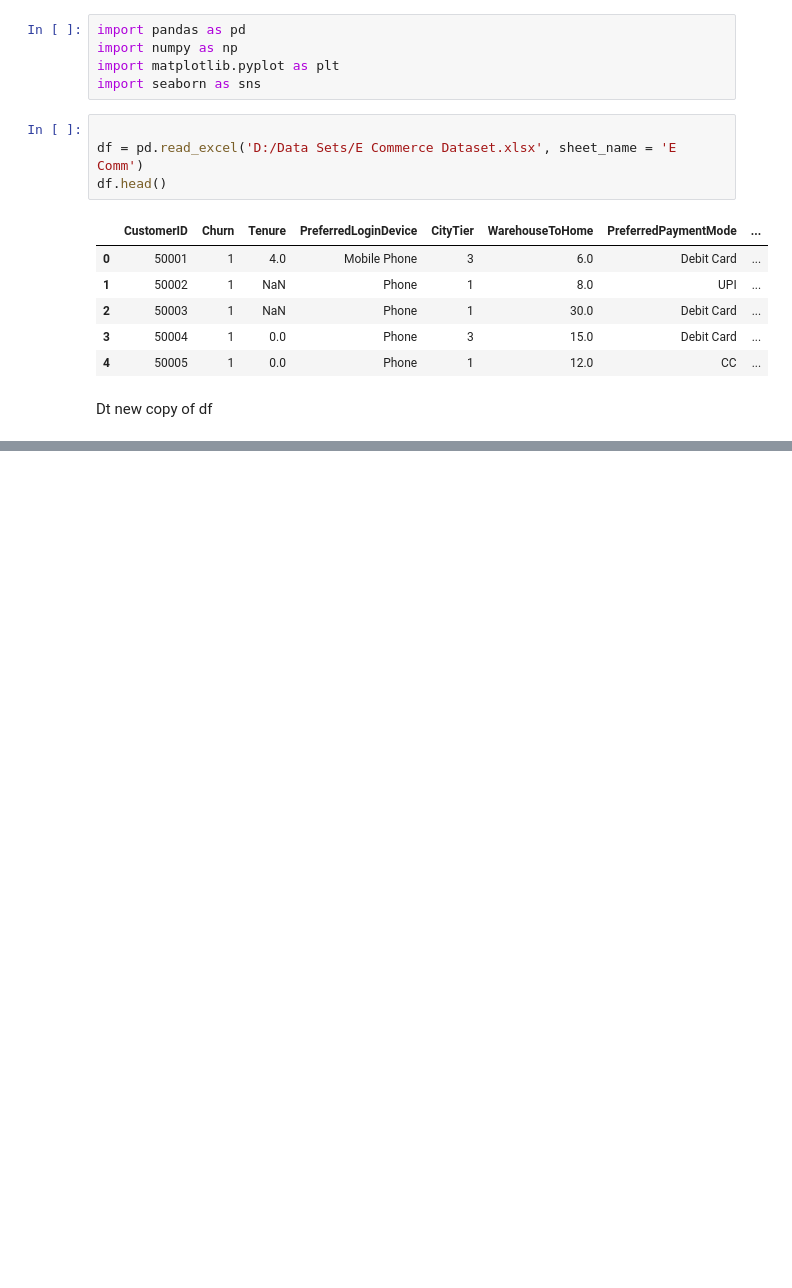
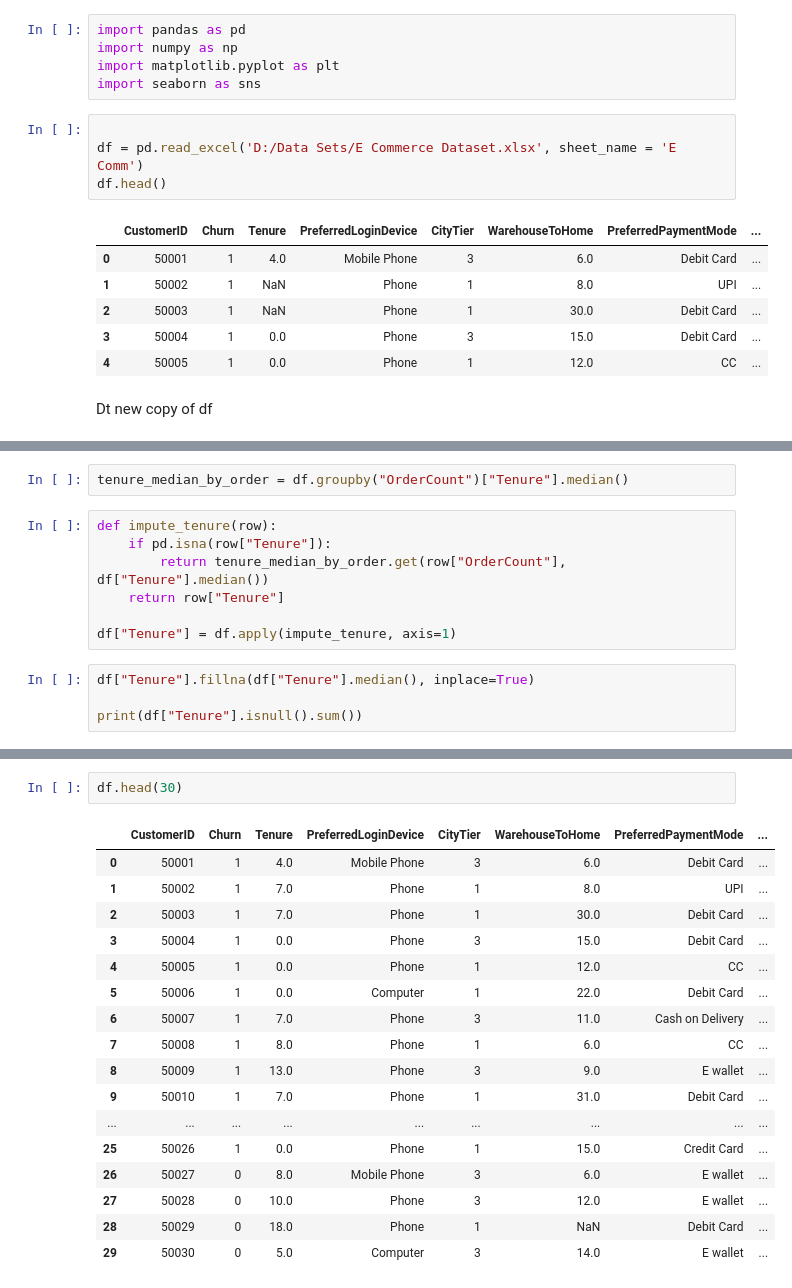
Before and after one commit to errortax/Thesis_1, a Jupyter notebook: work1.ipynb, the cells around one changed output, grey strips where cells are left out. Cells and saved outputs as stored; diff of their text form; blank space fills up the shorter version.

```diff
--- a/work1.ipynb
+++ b/work1.ipynb
@@ -40,0 +83,13 @@ dt.describe()
+# %%
+tenure_median_by_order = df.groupby("OrderCount")["Tenure"].median()
+# %%
+def impute_tenure(row):
+    if pd.isna(row["Tenure"]):
+        return tenure_median_by_order.get(row["OrderCount"], df["Tenure"].median())
+    return row["Tenure"]
+
+df["Tenure"] = df.apply(impute_tenure, axis=1)
+# %%
+df["Tenure"].fillna(df["Tenure"].median(), inplace=True)
+
+print(df["Tenure"].isnull().sum())
@@ -40,0 +104,20 @@ dt.describe()
+# %%
+df.head(30)
+# %% [output]
+|  | CustomerID | Churn | Tenure | PreferredLoginDevice | CityTier | WarehouseToHome | PreferredPaymentMode | ... |
+| 0 | 50001 | 1 | 4.0 | Mobile Phone | 3 | 6.0 | Debit Card | ... |
+| 1 | 50002 | 1 | 7.0 | Phone | 1 | 8.0 | UPI | ... |
+| 2 | 50003 | 1 | 7.0 | Phone | 1 | 30.0 | Debit Card | ... |
+| 3 | 50004 | 1 | 0.0 | Phone | 3 | 15.0 | Debit Card | ... |
+| 4 | 50005 | 1 | 0.0 | Phone | 1 | 12.0 | CC | ... |
+| 5 | 50006 | 1 | 0.0 | Computer | 1 | 22.0 | Debit Card | ... |
+| 6 | 50007 | 1 | 7.0 | Phone | 3 | 11.0 | Cash on Delivery | ... |
+| 7 | 50008 | 1 | 8.0 | Phone | 1 | 6.0 | CC | ... |
+| 8 | 50009 | 1 | 13.0 | Phone | 3 | 9.0 | E wallet | ... |
+| 9 | 50010 | 1 | 7.0 | Phone | 1 | 31.0 | Debit Card | ... |
+| ... | ... | ... | ... | ... | ... | ... | ... | ... |
+| 25 | 50026 | 1 | 0.0 | Phone | 1 | 15.0 | Credit Card | ... |
+| 26 | 50027 | 0 | 8.0 | Mobile Phone | 3 | 6.0 | E wallet | ... |
+| 27 | 50028 | 0 | 10.0 | Phone | 3 | 12.0 | E wallet | ... |
+| 28 | 50029 | 0 | 18.0 | Phone | 1 | NaN | Debit Card | ... |
+| 29 | 50030 | 0 | 5.0 | Computer | 3 | 14.0 | E wallet | ... |
```
Also changed, not shown: parts of 4 cells of this notebook.
